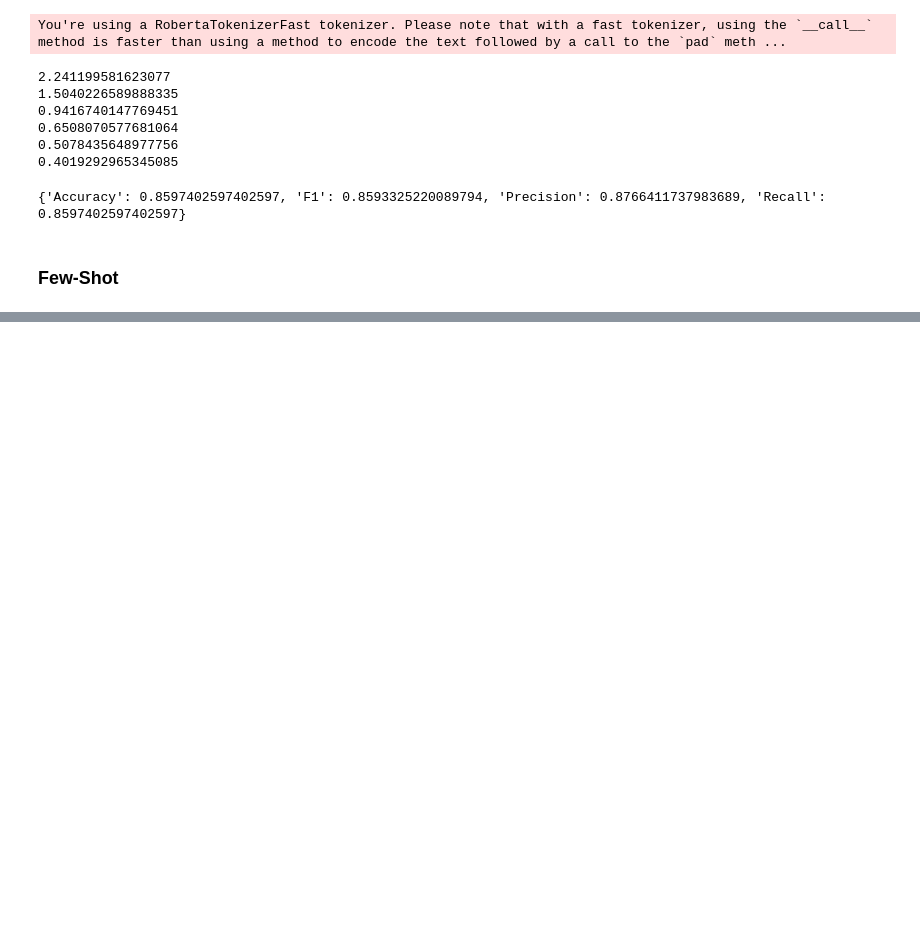
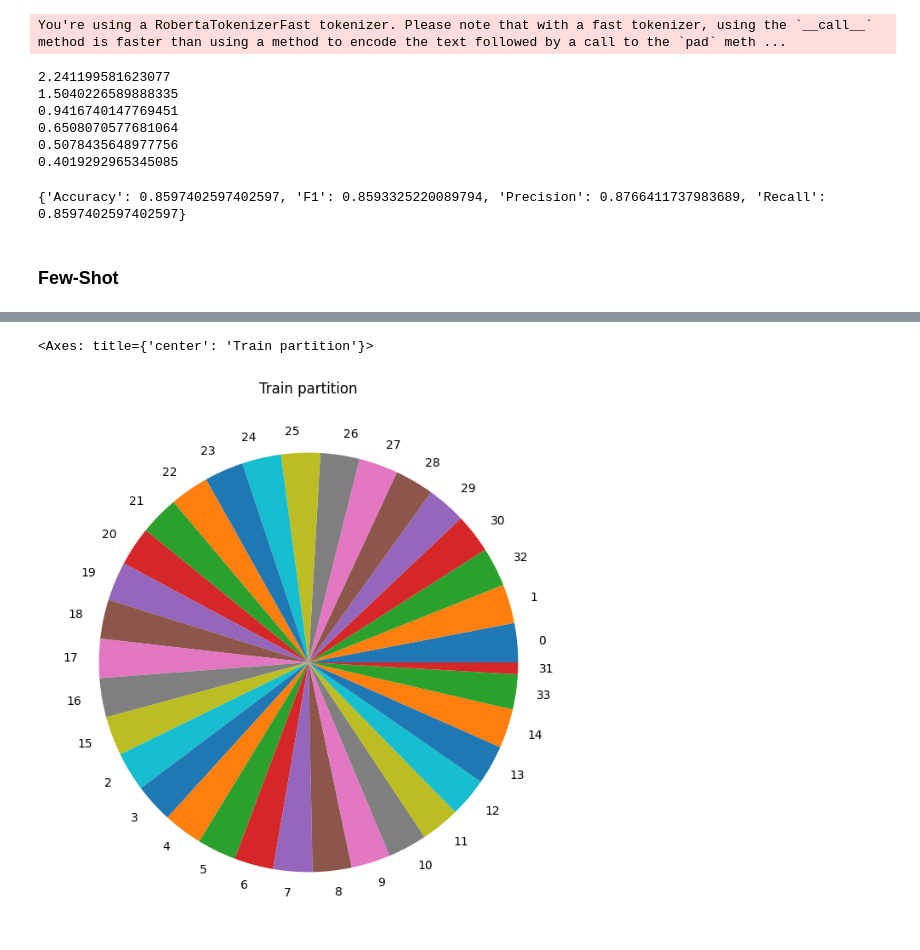
Before and after one commit to JosuBarru/WN-Domains, a Jupyter notebook: codigo/WN-Domains.ipynb, the cells around one changed output, grey strips where cells are left out. Cells and saved outputs as stored; diff of their text form; code cells hidden in the pictures; blank space fills up the shorter version.

```diff
--- a/codigo/WN-Domains.ipynb
+++ b/codigo/WN-Domains.ipynb
@@ -839,0 +820,6 @@ Name: count, dtype: int64
+# %%
+df_10 = df_train.groupby('labels').head(10)
+df_10.labels.value_counts().plot(kind='pie', figsize=(8,8), title="Train partition", ylabel='')
+# %% [output]
+<Axes: title={'center': 'Train partition'}>
+[figure, added]
```
Also changed, not shown: parts of 16 cells of this notebook, 1 other file.
